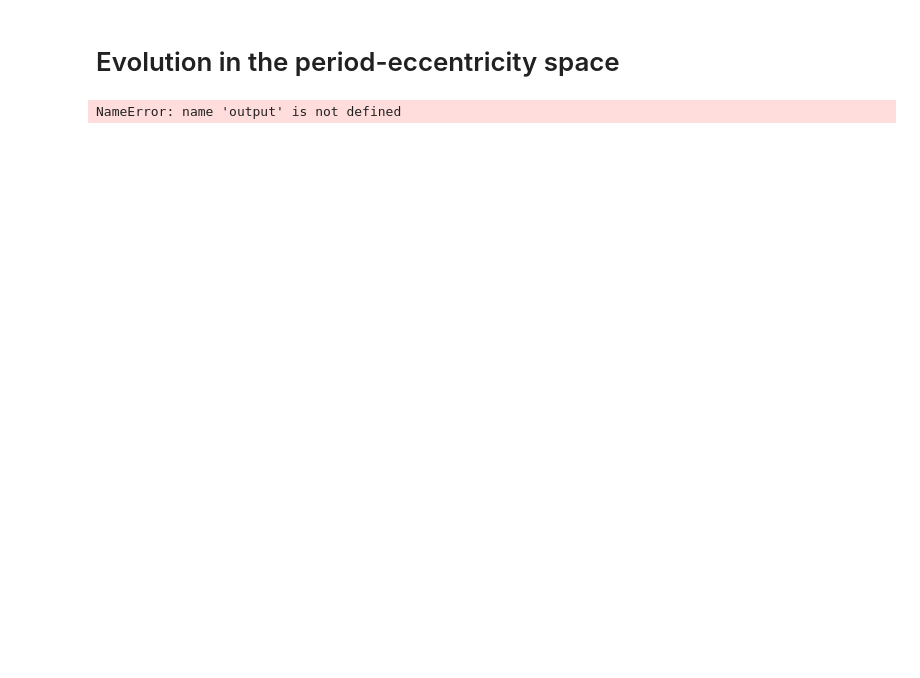
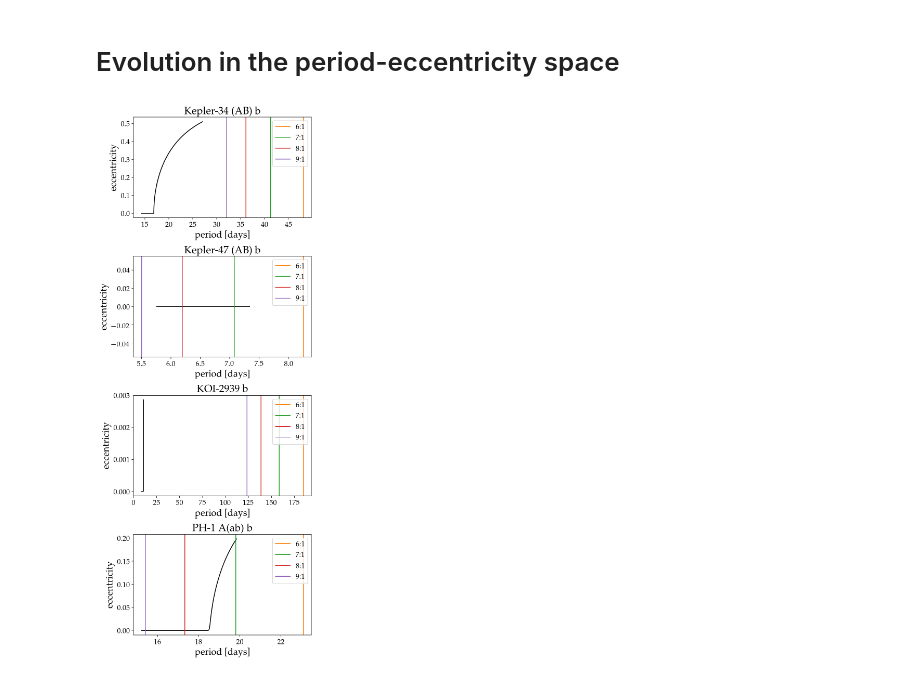
Before and after one commit to fbartolic/master_thesis, a Jupyter notebook: notebooks/stellar_evolution.ipynb, the cells around one changed output. Saved outputs shown, nothing was run; the diff lists cells and outputs as text; code cells hidden in the pictures; blank space fills up the shorter version.

```diff
--- a/notebooks/stellar_evolution.ipynb
+++ b/notebooks/stellar_evolution.ipynb
@@ -3,13 +3,15 @@ import numpy as np
 from matplotlib import pyplot as plt
 import matplotlib as mpl
 import pandas as pd
-import ctypes
 import xml.etree.ElementTree as ET, urllib.request, gzip, io
 from query_catalog_CBPs import find_CBPs
+from binary_c_API import evolve_binary
 
-mpl.rcParams['axes.labelsize'] = 14
-mpl.rcParams['xtick.labelsize'] = 12
-mpl.rcParams['ytick.labelsize'] = 12
+mpl.rc('font',**{'family':'serif','serif':['Palatino']})
+mpl.rc('text', usetex=True)
+mpl.rcParams['axes.labelsize'] = 18
+mpl.rcParams['xtick.labelsize'] = 14
+mpl.rcParams['ytick.labelsize'] = 14
 mpl.rcParams['axes.titlesize'] = 20
 
 %matplotlib inline
@@ -241,30 +137,38 @@ P =  0.599379 days
 # %% [markdown]
 # Evolution in the period-eccentricity space
-# %%
-# Plot only post MS evolution
-# lowMS = output[:, -2] == 0
-# MS = output[:, -2] == 1
-# HG = output[:, -2] == 2
-# GB = output[:, -2] == 3
-# CHeb = output[:, -2] == 4
-# EAGB = output[:, -2] == 5
-# TPAGB = output[:, -2] == 6
-# mask = lowMS + MS + HG + GB + CHeb
-
-# def plot_period_eccentricity():
-P_planet = 5.6*output[0, 6]
-
-fig, ax = plt.subplots(figsize=(10,7))
-ax.plot(output[:, 6], output[:, 5], 'k.')
-ax.axvline(x=P_planet/6., color='red', label='6:1')
-ax.axvline(x=P_planet/7., color='C0', label='7:1')
-ax.axvline(x=P_planet/8., color='C1', label='8:1')
-ax.axvline(x=P_planet/9., color='C2', label='9:1')
-ax.grid(True)
-ax.set_xlabel(r'binary period [days]')
-ax.set_ylabel(r'binary eccentricity')
-ax.legend()
-ax.set_xlim(P_planet/10, output[0, 6])
-ax.set_ylim(0, .5)
-# %% [output]
-NameError: name 'output' is not defined
+# %%
+def plot_resonance_crossings(ax, systems):
+    output = evolve_binary(13700, cbp_transit.loc[system,'mstar1'],
+                           cbp_transit.loc[system,'mstar1'], 0.02,
+                       cbp_transit.loc[system,'P_binary'],
+                       cbp_transit.loc[system,'e_binary'])
+
+    # Select only period of significant evolution when e,a is defined
+    GB = output['type1'].values == 3
+    e_positive = output['e'].values >= 0
+
+    mask = GB*e_positive
+
+    if (np.any(mask) == True):
+        P_planet = cbp_transit.loc[system,'P']
+        ax.plot(output['P'].iloc[mask].values,
+                output['e'].iloc[mask].values, color='black')
+        ax.axvline(x=P_planet/6., label='6:1',color='C1')
+        ax.axvline(x=P_planet/7., label='7:1', color='C2')
+        ax.axvline(x=P_planet/8., label='8:1', color='C3')
+        ax.axvline(x=P_planet/9., label='9:1', color='C4')
+#         ax.set_yscale('log')
+        ax.set_xlabel(r'period [days]')
+        ax.set_ylabel(r'eccentricity')
+        ax.set_title(system)
+        ax.legend(loc='upper right', prop={'size':14})
+
+
+systems = ['Kepler-34 (AB) b','Kepler-47 (AB) b','KOI-2939 b','PH-1 A(ab) b']
+fig, ax = plt.subplots(len(systems), figsize=(6, 15))
+for i, system in enumerate(systems):
+    plot_resonance_crossings(ax[i], systems)
+
+plt.tight_layout()
+# %% [output]
+[figure, added]
```
Also changed, not shown: parts of 9 cells of this notebook, 31 other files.
